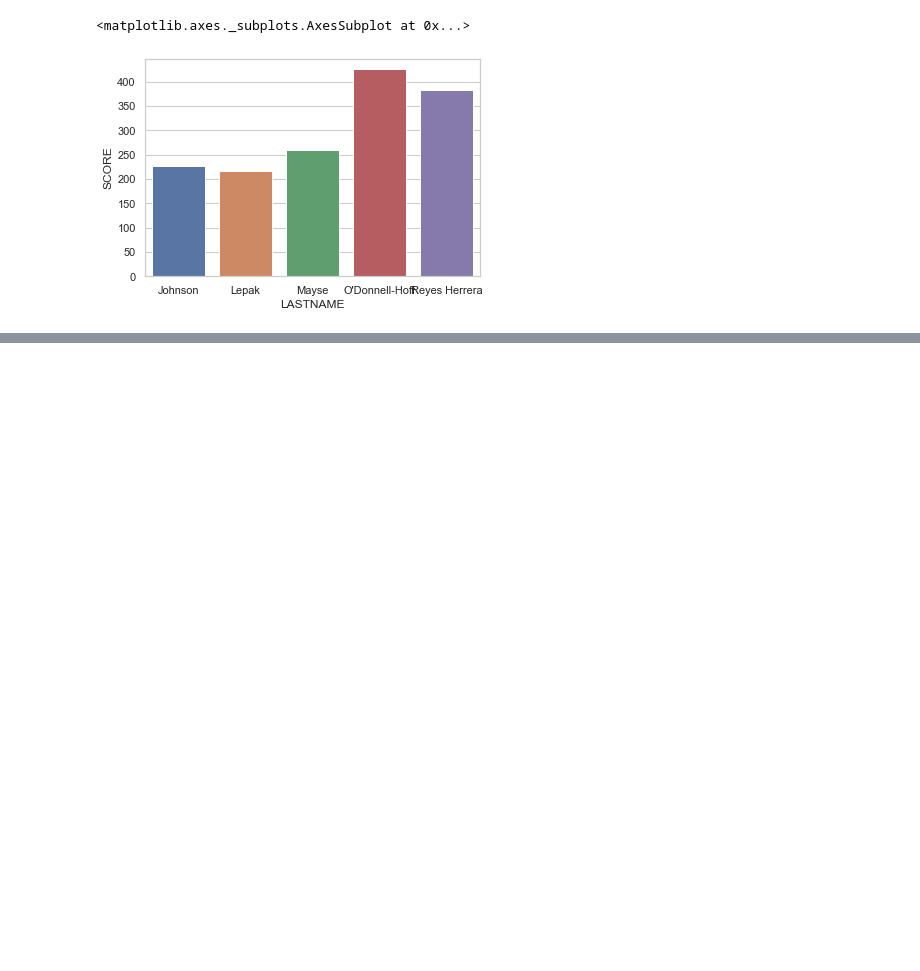
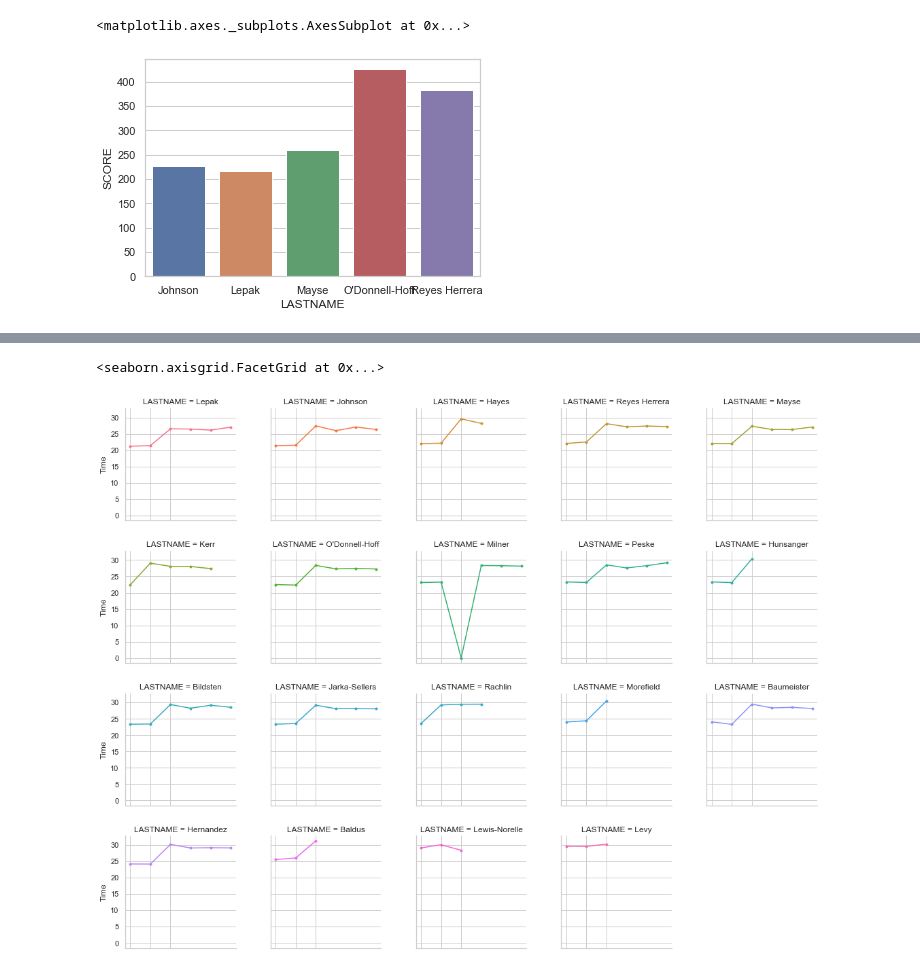
Before and after one commit to ereyesherrera/web_scraping_project, a Jupyter notebook: MACXC_dataViz.ipynb, the cells around one changed output, grey strips where cells are left out. Cells and saved outputs as stored; diff of their text form; code cells hidden in the pictures; blank space fills up the shorter version.

Commit message:
Added function to change minutes to seconds

```diff
--- a/MACXC_dataViz.ipynb
+++ b/MACXC_dataViz.ipynb
@@ -162,0 +146,18 @@ def get_sec(time_str):
+# %%
+def get_sec(time_str):
+    """Get Seconds from time."""
+    m_1 = time_str.split(":")
+    m = m_1[0]
+    s = m_1[1]
+    return float(m)*60 + float(s)
+
+def get_min(time_float):
+    """Get minutes from seconds."""
+    minutes1 = str(time_float/60)
+    minutes = float(minutes1[0:2])
+    sec = round(float(minutes1[2:]) * 60, ndigits=1)
+    sec2 = sec/100
+    return minutes + sec2
+
+print(get_sec("21:15.3"))
+print(get_min(1275.3))
@@ -162,0 +167,16 @@ def get_sec(time_str):
+# %%
+seconds = []
+for i in MeetInfo["TIME"]:
+    if i == "DNF":
+        seconds.append(0)
+    else:
+        seconds.append(get_sec(i))
+
+MeetInfo.insert(8, "TIME_SEC", seconds)
+
+Min = []
+for i in MeetInfo["TIME_SEC"]:
+    Min.append(get_min(i))
+
+MeetInfo.insert(9, "TIME_FINAL", Min)
+MeetInfo
@@ -162,0 +197,8 @@ def get_sec(time_str):
+# %%
+f = sns.FacetGrid(MeetInfo, col="LASTNAME", hue = "FIRSTNAME", col_wrap=5)
+(f.map(plt.plot,"MEET", "TIME_FINAL", marker=".")
+.set_axis_labels("", "Time")
+.set_xticklabels([]))
+# %% [output]
+<seaborn.axisgrid.FacetGrid at 0x...>
+[figure, added]
```
Also changed, not shown: parts of 8 cells of this notebook, 1 other file.
